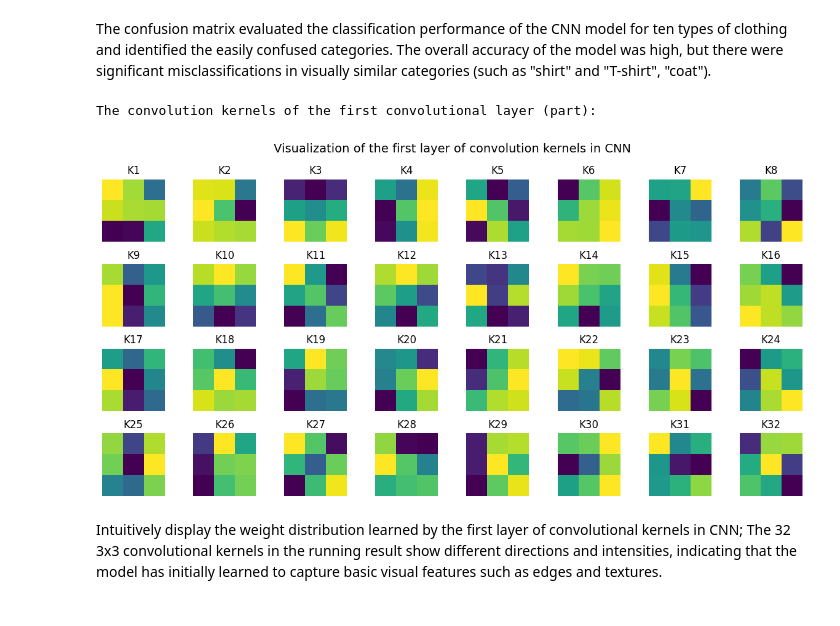
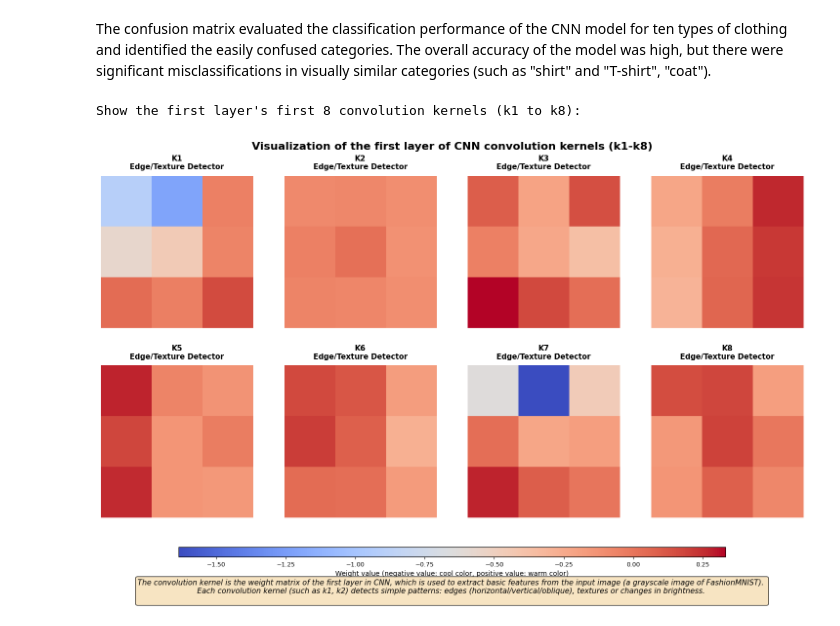
Before and after one commit to Iris-Jiaa/DSML2-ChangyuJia, a Jupyter notebook: notebook/dsml-artificialNeuralNetworks.ipynb, the cells around one changed output. Drawn from its saved outputs; the diff is of its cells as text; code cells hidden in the pictures.

```diff
--- a/notebook/dsml-artificialNeuralNetworks.ipynb
+++ b/notebook/dsml-artificialNeuralNetworks.ipynb
@@ -475,31 +452,52 @@ True: Shirt           → Pred: Coat            Count: 73
 # %% [markdown]
 The confusion matrix evaluated the classification performance of the CNN model for ten types of clothing and identified the easily confused categories. The overall accuracy of the model was high, but there were significant misclassifications in visually similar categories (such as "shirt" and "T-shirt", "coat").
-# %%
-# ==================== 10.1 特征可视化 ====================
-# 提取CNN第一层的卷积核和特征图
-first_layer = cnn_model.layers[0]
-weights = first_layer.get_weights()[0]  # 卷积核权重
-
-# 可视化第一层的卷积核
-print("\nThe convolution kernels of the first convolutional layer (part):")
-fig, axes = plt.subplots(4, 8, figsize=(12, 6))
-for i in range(32):  # 前32个卷积核
-    if i >= 32:
-        break
-    row, col = divmod(i, 8)
-    if row >= 4:
-        break
-
-    kernel = weights[:, :, 0, i]  # 获取第i个卷积核
-    axes[row, col].imshow(kernel, cmap='viridis')
-    axes[row, col].axis('off')
-    axes[row, col].set_title(f'K{i+1}')
-
-plt.suptitle('Visualization of the first layer of convolution kernels in CNN', fontsize=14)
-plt.tight_layout()
-plt.show()
-# %% [output]
-The convolution kernels of the first convolutional layer (part):
-[figure, removed]
-# %% [markdown]
-Intuitively display the weight distribution learned by the first layer of convolutional kernels in CNN; The 32 3x3 convolutional kernels in the running result show different directions and intensities, indicating that the model has initially learned to capture basic visual features such as edges and textures.
+# %%
+first_layer = cnn_model.layers[0]
+weights = first_layer.get_weights()[0]
+
+n_kernels = 8
+rows = 2
+cols = 4
+
+print(f"\nShow the first layer's first {n_kernels} convolution kernels (k1 to k{n_kernels}):")
+
+fig, axes = plt.subplots(rows, cols, figsize=(16, 10))
+axes = axes.flatten()
+
+vmin = weights[:, :, 0, :n_kernels].min()
+vmax = weights[:, :, 0, :n_kernels].max()
+
+im = None
+
+for i in range(n_kernels):
+    kernel = weights[:, :, 0, i]
+
+    ax = axes[i]
+    im = ax.imshow(kernel, cmap='coolwarm', vmin=vmin, vmax=vmax, interpolation='nearest')
+    ax.axis('off')
+
+    ax.set_title(f'K{i+1}\nEdge/Texture Detector', fontsize=11, pad=10, weight='bold')
+
+for i in range(n_kernels, rows * cols):
+    axes[i].axis('off')
+
+cbar_ax = fig.add_axes([0.15, 0.12, 0.7, 0.02])
+cbar = plt.colorbar(im, cax=cbar_ax, orientation='horizontal')
+cbar.set_label('Weight value (negative value: cool color, positive value: warm color)', fontsize=10)
+cbar.ax.tick_params(labelsize=9)
+
+explanation = (
+    "The convolution kernel is the weight matrix of the first layer in CNN, which is used to extract basic features from the input image (a grayscale image of FashionMNIST). \n"
+    "Each convolution kernel (such as k1, k2) detects simple patterns: edges (horizontal/vertical/oblique), textures or changes in brightness. \n"
+)
+
+fig.text(0.5, 0.03, explanation, ha='center', fontsize=11, style='italic', bbox=dict(boxstyle='round', facecolor='wheat', alpha=0.8), wrap=True)
+
+plt.suptitle('Visualization of the first layer of CNN convolution kernels (k1-k8)', fontsize=16, y=0.97, weight='bold')
+
+plt.subplots_adjust(left=0.05, right=0.95, top=0.90, bottom=0.20, wspace=0.2, hspace=0.25)
+
+plt.show()
+# %% [output]
+Show the first layer's first 8 convolution kernels (k1 to k8):
+[figure, added]
```
Also changed, not shown: parts of 12 cells of this notebook, 2 other files.
